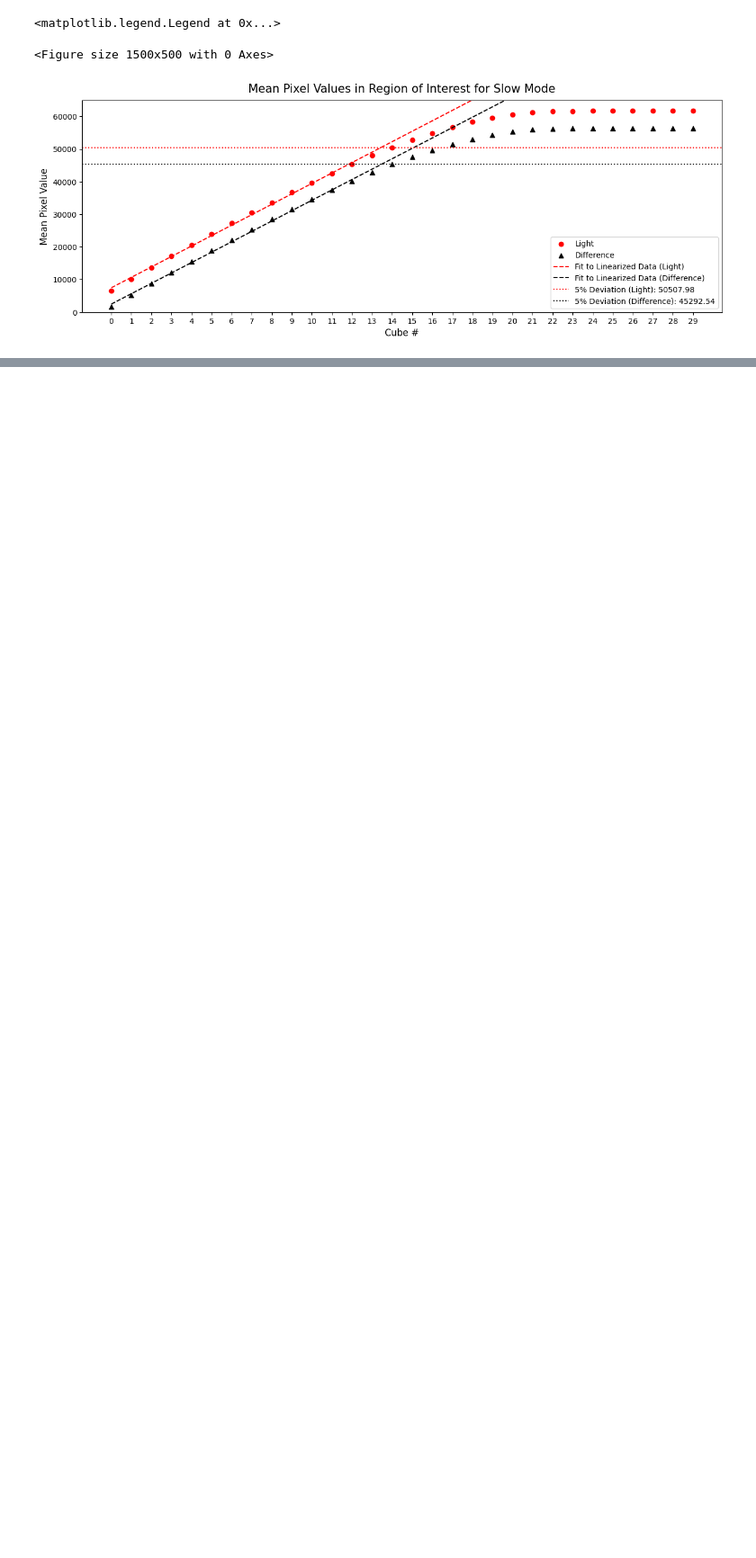
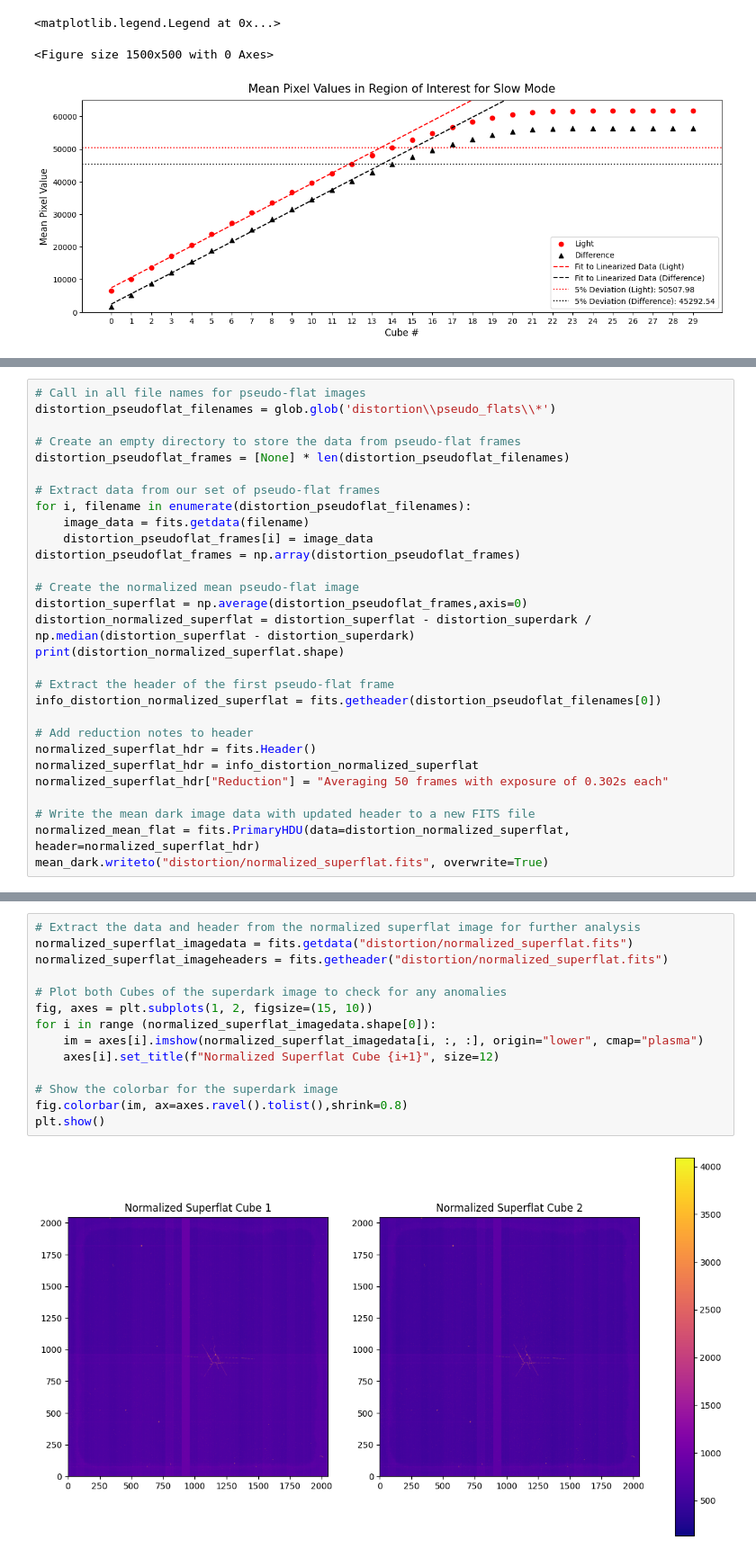
Before and after one commit to thomasnguyen21/LBTI_Summer2026, a Jupyter notebook: lbti.ipynb, the cells around one changed output, grey strips where cells are left out. Shown at 90% size. Saved outputs shown, nothing was run; the diff lists cells and outputs as text; blank space fills up the shorter version.

```diff
--- a/lbti.ipynb
+++ b/lbti.ipynb
@@ -954,0 +952,29 @@ plt.legend()
+# %%
+# Call in all file names for pseudo-flat images
+distortion_pseudoflat_filenames = glob.glob('distortion\\pseudo_flats\\*')
+
+# Create an empty directory to store the data from pseudo-flat frames
+distortion_pseudoflat_frames = [None] * len(distortion_pseudoflat_filenames)
+
+# Extract data from our set of pseudo-flat frames
+for i, filename in enumerate(distortion_pseudoflat_filenames):
+    image_data = fits.getdata(filename)
+    distortion_pseudoflat_frames[i] = image_data
+distortion_pseudoflat_frames = np.array(distortion_pseudoflat_frames)
+
+# Create the normalized mean pseudo-flat image
+distortion_superflat = np.average(distortion_pseudoflat_frames,axis=0)
+distortion_normalized_superflat = distortion_superflat - distortion_superdark / np.median(distortion_superflat - distortion_superdark)
+print(distortion_normalized_superflat.shape)
+
+# Extract the header of the first pseudo-flat frame
+info_distortion_normalized_superflat = fits.getheader(distortion_pseudoflat_filenames[0])
+
+# Add reduction notes to header
+normalized_superflat_hdr = fits.Header()
+normalized_superflat_hdr = info_distortion_normalized_superflat
+normalized_superflat_hdr["Reduction"] = "Averaging 50 frames with exposure of 0.302s each"
+
+# Write the mean dark image data with updated header to a new FITS file
+normalized_mean_flat = fits.PrimaryHDU(data=distortion_normalized_superflat, header=normalized_superflat_hdr)
+mean_dark.writeto("distortion/normalized_superflat.fits", overwrite=True)
@@ -954,0 +984,16 @@ plt.legend()
+# %%
+# Extract the data and header from the normalized superflat image for further analysis
+normalized_superflat_imagedata = fits.getdata("distortion/normalized_superflat.fits")
+normalized_superflat_imageheaders = fits.getheader("distortion/normalized_superflat.fits")
+
+# Plot both Cubes of the superdark image to check for any anomalies
+fig, axes = plt.subplots(1, 2, figsize=(15, 10))
+for i in range (normalized_superflat_imagedata.shape[0]):
+    im = axes[i].imshow(normalized_superflat_imagedata[i, :, :], origin="lower", cmap="plasma")
+    axes[i].set_title(f"Normalized Superflat Cube {i+1}", size=12)
+
+# Show the colorbar for the superdark image
+fig.colorbar(im, ax=axes.ravel().tolist(),shrink=0.8)
+plt.show()
+# %% [output]
+[figure, added]
```
Also changed, not shown: parts of 17 cells of this notebook.
